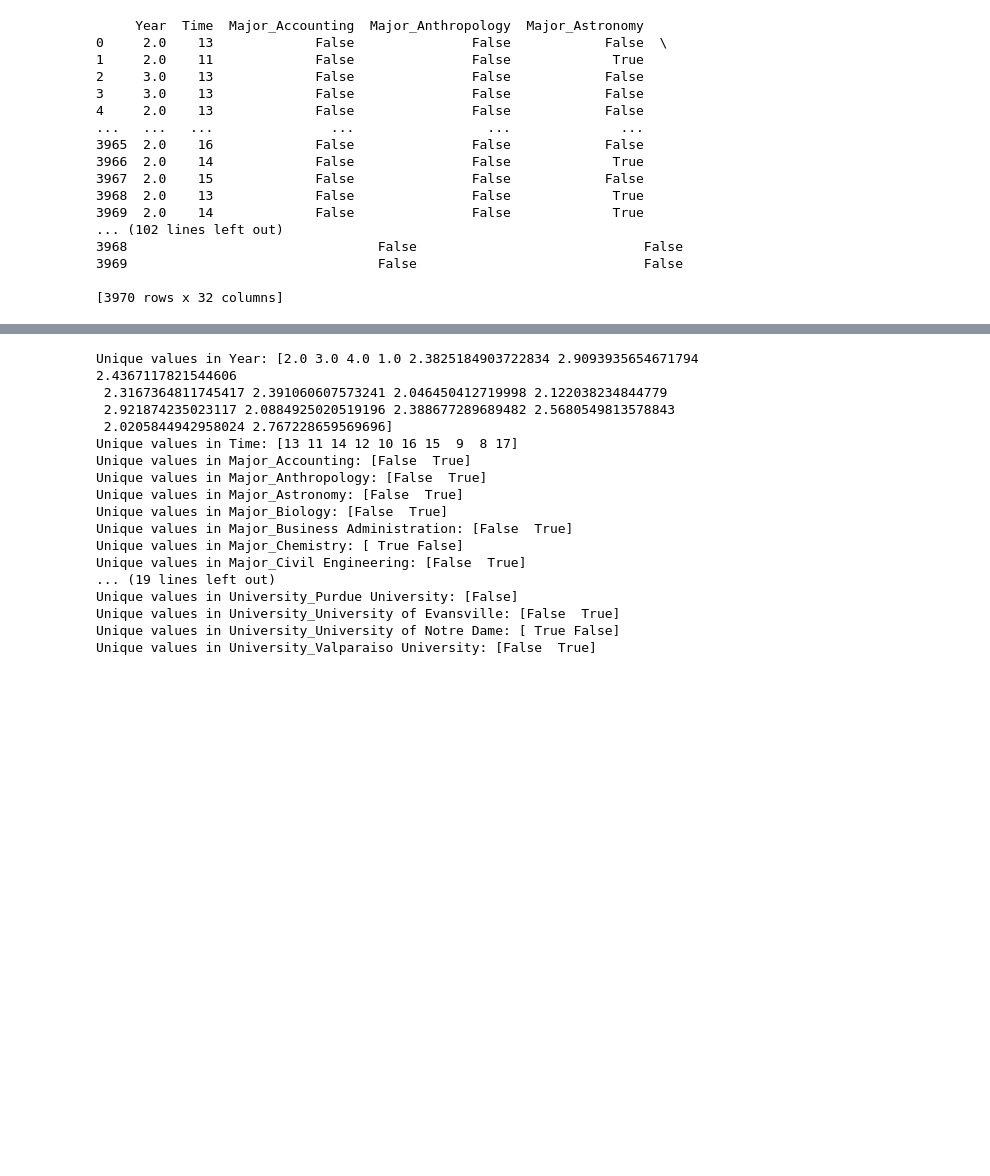
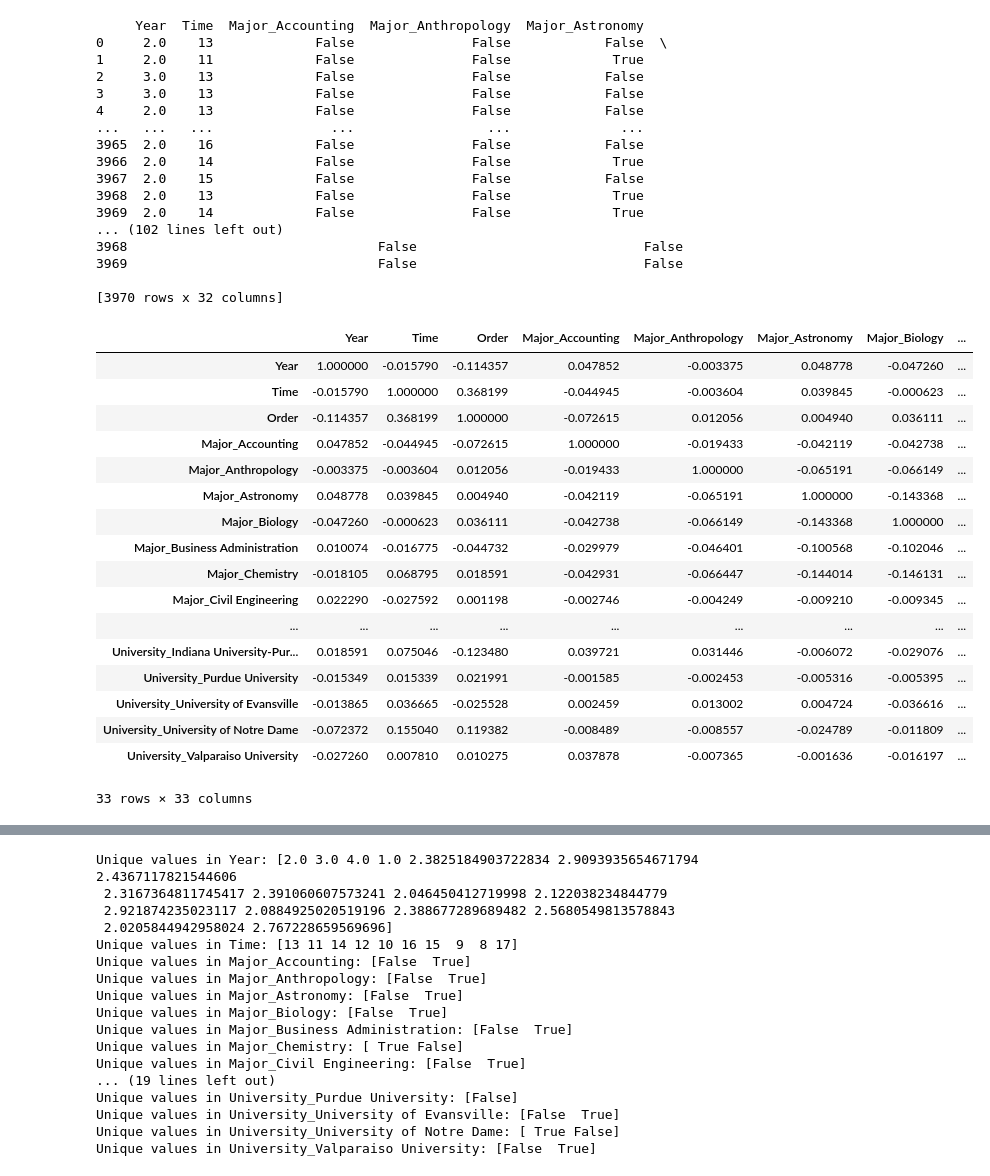
Before and after one commit to tringuyen180303/Xtern-AI, a Jupyter notebook: second.ipynb, the cells around one changed output, grey strips where cells are left out. Drawn from its saved outputs; the diff is of its cells as text; code cells hidden in the pictures; blank space fills up the shorter version.

```diff
--- a/second.ipynb
+++ b/second.ipynb
@@ -72,3 +72,24 @@ print(X_res)
 3969                                False                             False
 
 [3970 rows x 32 columns]
+# %%
+df_encoded.corr()
+# %% [output]
+|  | Year | Time | Order | Major_Accounting | Major_Anthropology | Major_Astronomy | Major_Biology | ... |
+| Year | 1.000000 | -0.015790 | -0.114357 | 0.047852 | -0.003375 | 0.048778 | -0.047260 | ... |
+| Time | -0.015790 | 1.000000 | 0.368199 | -0.044945 | -0.003604 | 0.039845 | -0.000623 | ... |
+| Order | -0.114357 | 0.368199 | 1.000000 | -0.072615 | 0.012056 | 0.004940 | 0.036111 | ... |
+| Major_Accounting | 0.047852 | -0.044945 | -0.072615 | 1.000000 | -0.019433 | -0.042119 | -0.042738 | ... |
+| Major_Anthropology | -0.003375 | -0.003604 | 0.012056 | -0.019433 | 1.000000 | -0.065191 | -0.066149 | ... |
+| Major_Astronomy | 0.048778 | 0.039845 | 0.004940 | -0.042119 | -0.065191 | 1.000000 | -0.143368 | ... |
+| Major_Biology | -0.047260 | -0.000623 | 0.036111 | -0.042738 | -0.066149 | -0.143368 | 1.000000 | ... |
+| Major_Business Administration | 0.010074 | -0.016775 | -0.044732 | -0.029979 | -0.046401 | -0.100568 | -0.102046 | ... |
+| Major_Chemistry | -0.018105 | 0.068795 | 0.018591 | -0.042931 | -0.066447 | -0.144014 | -0.146131 | ... |
+| Major_Civil Engineering | 0.022290 | -0.027592 | 0.001198 | -0.002746 | -0.004249 | -0.009210 | -0.009345 | ... |
+| ... | ... | ... | ... | ... | ... | ... | ... | ... |
+| University_Indiana University-Pur... | 0.018591 | 0.075046 | -0.123480 | 0.039721 | 0.031446 | -0.006072 | -0.029076 | ... |
+| University_Purdue University | -0.015349 | 0.015339 | 0.021991 | -0.001585 | -0.002453 | -0.005316 | -0.005395 | ... |
+| University_University of Evansville | -0.013865 | 0.036665 | -0.025528 | 0.002459 | 0.013002 | 0.004724 | -0.036616 | ... |
+| University_University of Notre Dame | -0.072372 | 0.155040 | 0.119382 | -0.008489 | -0.008557 | -0.024789 | -0.011809 | ... |
+| University_Valparaiso University | -0.027260 | 0.007810 | 0.010275 | 0.037878 | -0.007365 | -0.001636 | -0.016197 | ... |
+33 rows × 33 columns
```
Also changed, not shown: parts of 14 cells of this notebook, 1 other file.
